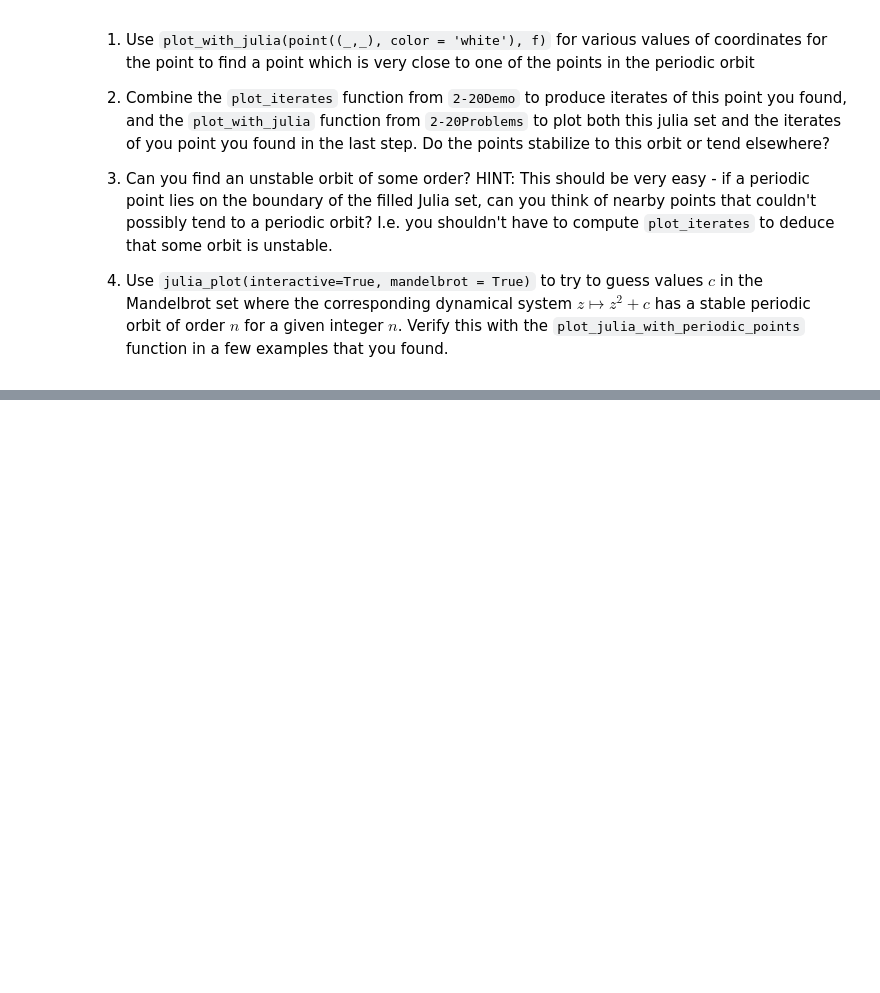
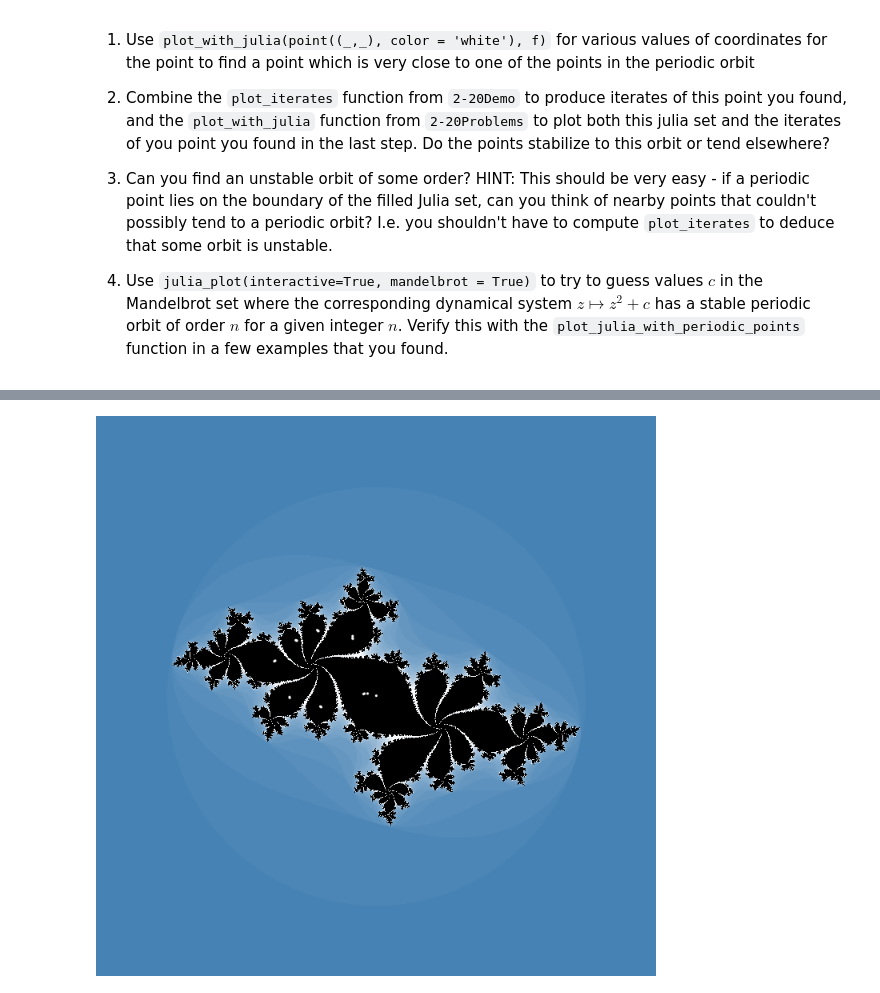
Before and after one commit to sam-dehority/SHPChaoasandFractals2021Spring, a Jupyter notebook: 2-27Problems.ipynb, the cells around one changed output, grey strips where cells are left out. Saved outputs shown, nothing was run; the diff lists cells and outputs as text; code cells hidden in the pictures; blank space fills up the shorter version.

```diff
--- a/2-27Problems.ipynb
+++ b/2-27Problems.ipynb
@@ -49,0 +130,10 @@ This problem deals with the **stability** and **instability** of fixed points an
+# %%
+c = -0.61 + 0.42*I
+R.<z> = CDF[]
+f(z) = z^2 + c
+orbit_of_0 = plot_iterates(f, 20, 0, color='white') # the gives the graphic object
+a= plot_with_julia(orbit_of_0, f, pixel_count = 700)
+#a.save("./tmp/a.png")
+a
+# %% [output]
+[figure, added]
```
Also changed, not shown: parts of 21 cells of this notebook.
